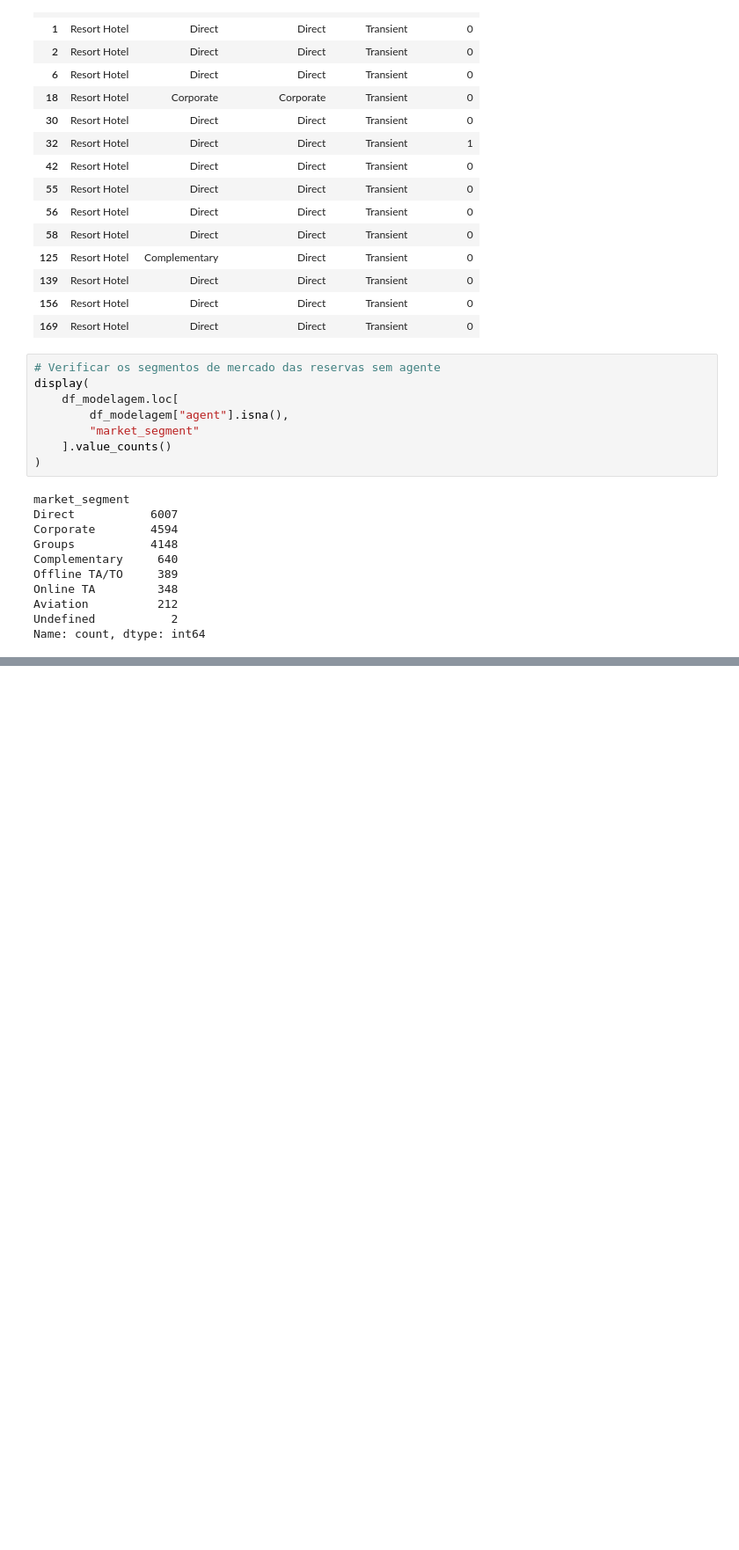
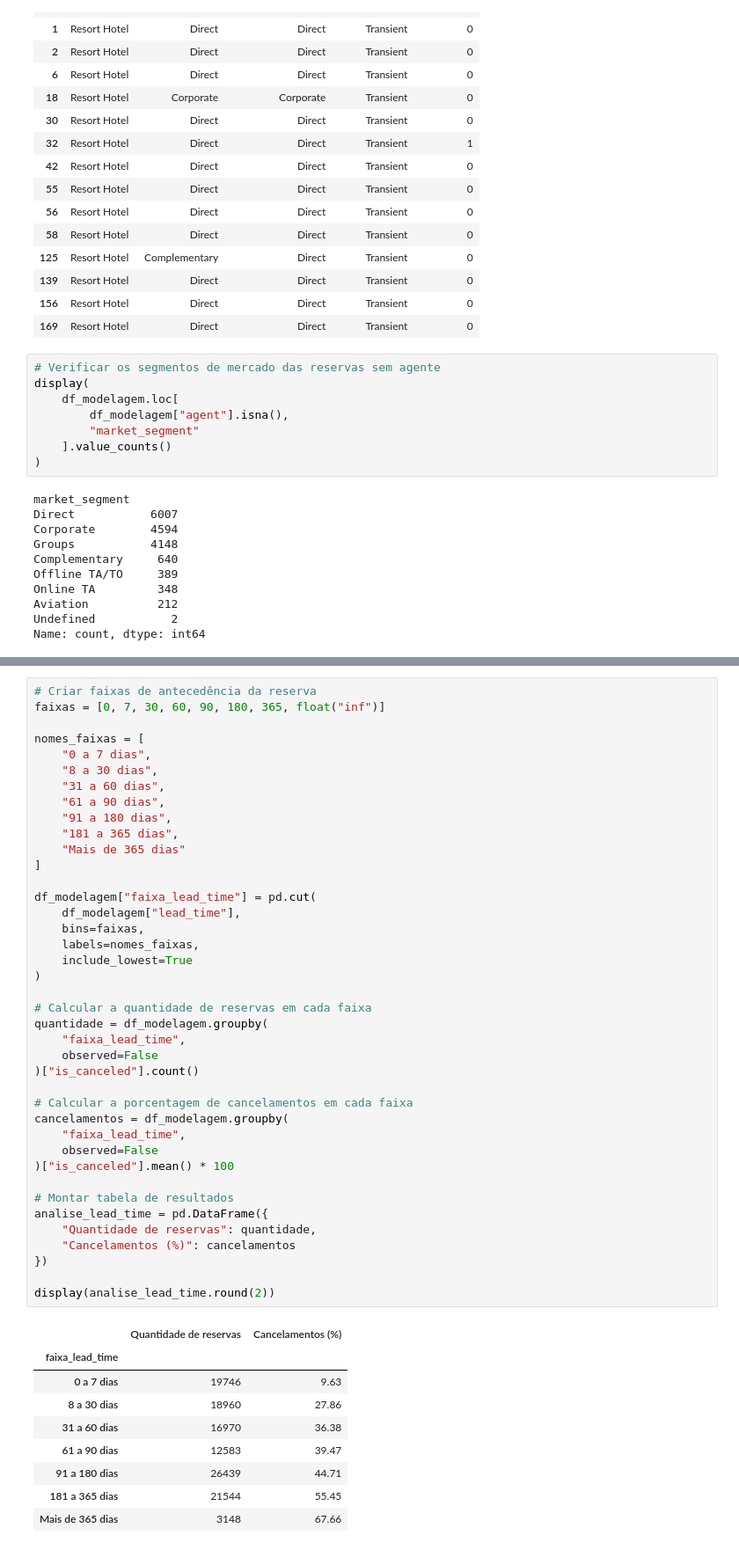
Before and after one commit to Gustazx22/projetodataset, a Jupyter notebook: projeto.ipynb, the cells around one changed output, grey strips where cells are left out. Shown at 88% size. Drawn from its saved outputs; the diff is of its cells as text; blank space fills up the shorter version.

```diff
--- a/projeto.ipynb
+++ b/projeto.ipynb
@@ -1505,0 +1816,50 @@ Name: count, dtype: int64
+# %%
+# Criar faixas de antecedência da reserva
+faixas = [0, 7, 30, 60, 90, 180, 365, float("inf")]
+
+nomes_faixas = [
+    "0 a 7 dias",
+    "8 a 30 dias",
+    "31 a 60 dias",
+    "61 a 90 dias",
+    "91 a 180 dias",
+    "181 a 365 dias",
+    "Mais de 365 dias"
+]
+
+df_modelagem["faixa_lead_time"] = pd.cut(
+    df_modelagem["lead_time"],
+    bins=faixas,
+    labels=nomes_faixas,
+    include_lowest=True
+)
+
+# Calcular a quantidade de reservas em cada faixa
+quantidade = df_modelagem.groupby(
+    "faixa_lead_time",
+    observed=False
+)["is_canceled"].count()
+
+# Calcular a porcentagem de cancelamentos em cada faixa
+cancelamentos = df_modelagem.groupby(
+    "faixa_lead_time",
+    observed=False
+)["is_canceled"].mean() * 100
+
+# Montar tabela de resultados
+analise_lead_time = pd.DataFrame({
+    "Quantidade de reservas": quantidade,
+    "Cancelamentos (%)": cancelamentos
+})
+
+display(analise_lead_time.round(2))
+# %% [output]
+|  | Quantidade de reservas | Cancelamentos (%) |
+| faixa_lead_time |  |  |
+| 0 a 7 dias | 19746 | 9.63 |
+| 8 a 30 dias | 18960 | 27.86 |
+| 31 a 60 dias | 16970 | 36.38 |
+| 61 a 90 dias | 12583 | 39.47 |
+| 91 a 180 dias | 26439 | 44.71 |
+| 181 a 365 dias | 21544 | 55.45 |
+| Mais de 365 dias | 3148 | 67.66 |
```
Also changed, not shown: parts of 13 cells of this notebook.
